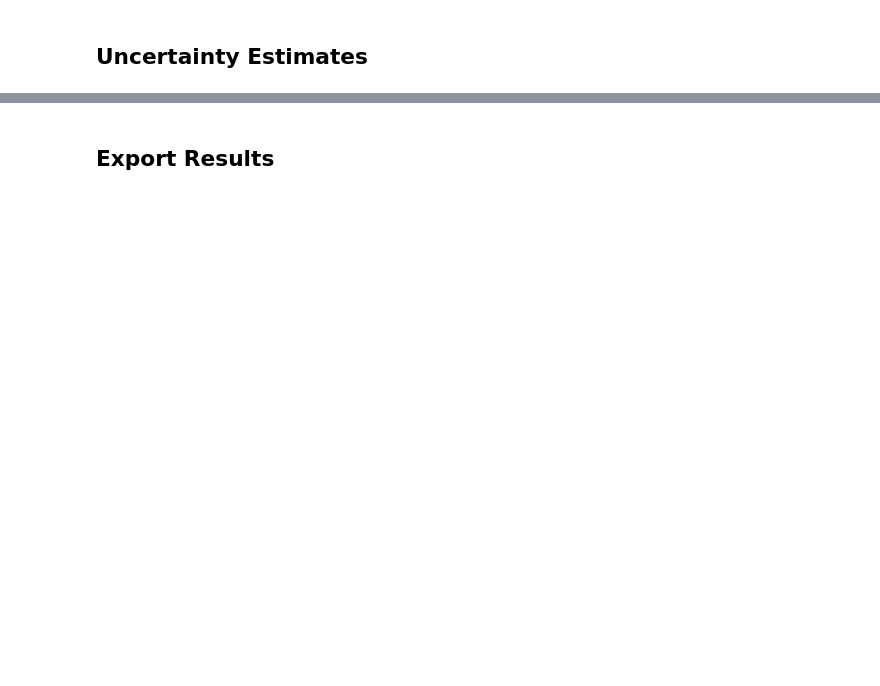
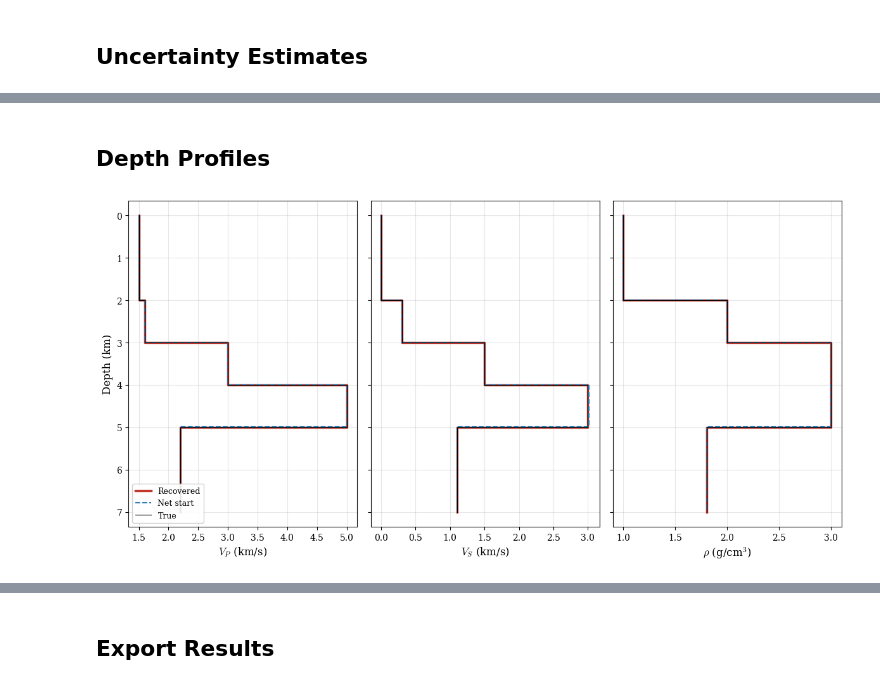
Before and after one commit to tmnestor/SeismicInversion, a Jupyter notebook: NeuralInversion/neural_inference.ipynb, the cells around one changed output, grey strips where cells are left out. Saved outputs shown, nothing was run; the diff lists cells and outputs as text; code cells hidden in the pictures; blank space fills up the shorter version.

Commit message:
📝 docs: add amortized inference paper and neural inversion notebook outputs

```diff
--- a/NeuralInversion/neural_inference.ipynb
+++ b/NeuralInversion/neural_inference.ipynb
@@ -343,0 +521,40 @@ with plt.rc_context(_LATEX_RCPARAMS):
+# %% [markdown]
+## Depth Profiles
+# %%
+from IPython.display import display
+
+from Kennett_Reflectivity.taup_inversion import _depth_profile
+
+params = [
+    ("alpha", r"$V_P$ (km/s)"),
+    ("beta", r"$V_S$ (km/s)"),
+    ("rho", r"$\rho$ (g/cm$^3$)"),
+]
+
+# Plot order: widest first so narrower lines are visible on top
+models = [
+    (inv.recovered_model, "Recovered", "#c0392b", "-", 2.5),
+    (inv.initial_model, "Net start", "#2980b9", "--", 1.5),
+    (inv.true_model, "True", "black", "-", 0.8),
+]
+
+with plt.rc_context(_LATEX_RCPARAMS):
+    fig, axes = plt.subplots(1, 3, figsize=(12, 6), sharey=True)
+
+    for ax, (param, xlabel) in zip(axes, params):
+        for mdl, label, color, ls, lw in models:
+            depths, values = _depth_profile(mdl, param)
+            ax.plot(
+                values, depths, color=color, linestyle=ls, linewidth=lw, label=label
+            )
+        ax.set_xlabel(xlabel)
+        ax.invert_yaxis()
+        ax.grid(True, alpha=0.3)
+
+    axes[0].set_ylabel("Depth (km)")
+    axes[0].legend(loc="lower left", fontsize=9)
+    fig.tight_layout()
+    display(fig)
+    plt.close(fig)
+# %% [output]
+[figure, added]
```
Also changed, not shown: parts of 16 cells of this notebook, 3 other files.
